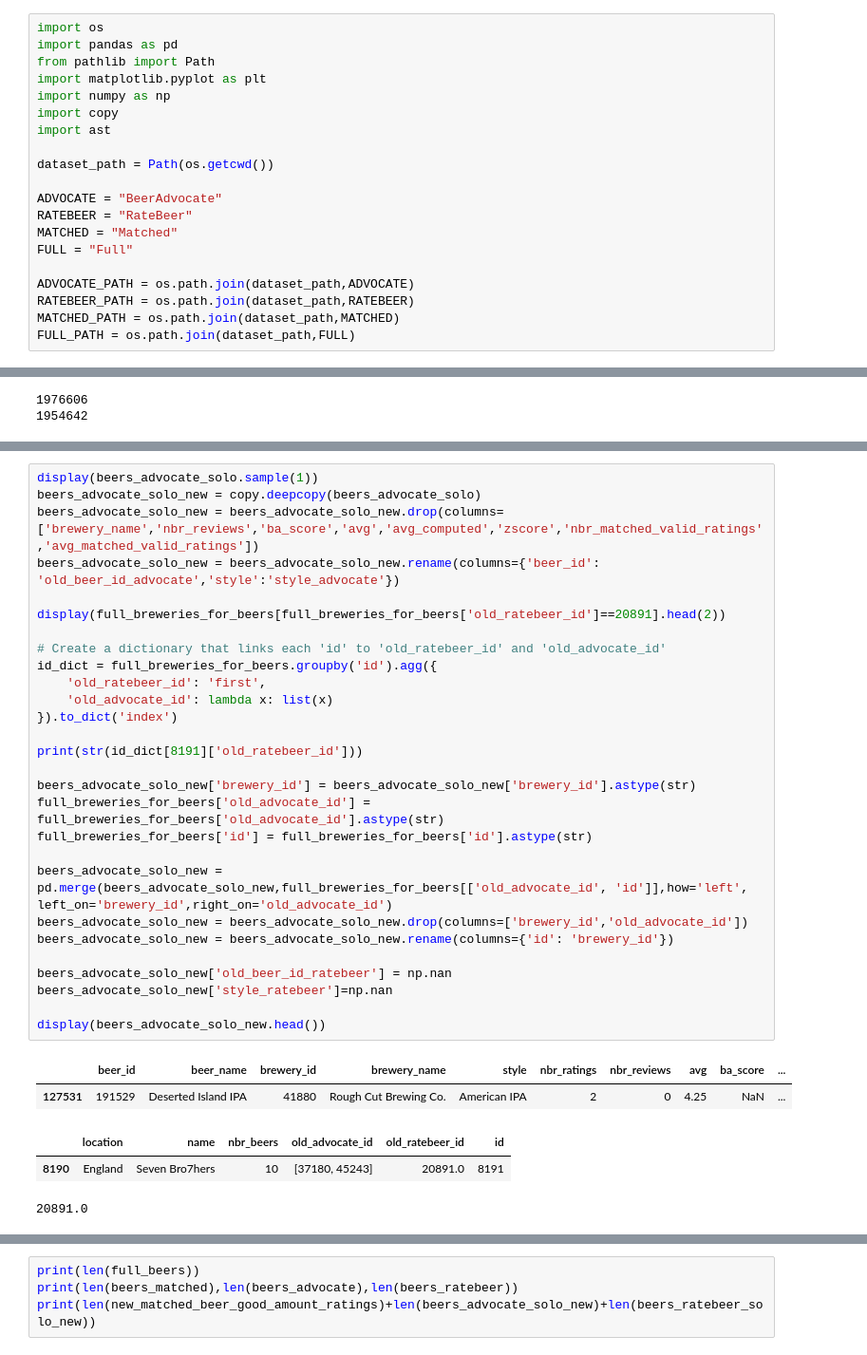
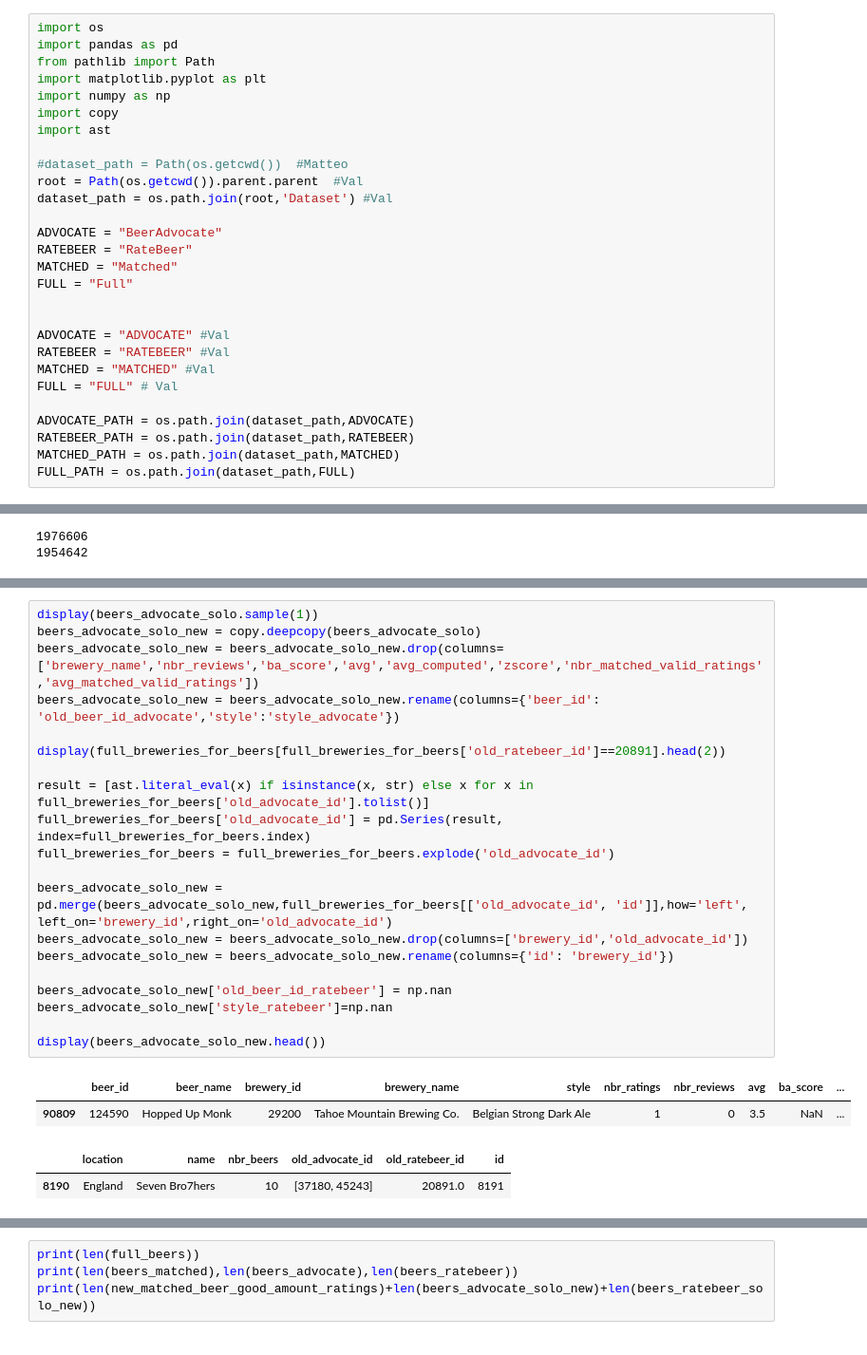
Before and after one commit to epfl-ada/ada-2024-project-abracadabra, a Jupyter notebook: data/1dataset_matt.ipynb, the cells around one changed output, grey strips where cells are left out. Shown at 95% size. Drawn from its saved outputs; the diff is of its cells as text.

```diff
--- a/data/1dataset_matt.ipynb
+++ b/data/1dataset_matt.ipynb
@@ -13,13 +13,21 @@ import numpy as np
 import copy
 import ast
 
-dataset_path = Path(os.getcwd())
+#dataset_path = Path(os.getcwd())  #Matteo
+root = Path(os.getcwd()).parent.parent  #Val
+dataset_path = os.path.join(root,'Dataset') #Val
 
 ADVOCATE = "BeerAdvocate"
 RATEBEER = "RateBeer"
 MATCHED = "Matched"
 FULL = "Full"
 
+
+ADVOCATE = "ADVOCATE" #Val
+RATEBEER = "RATEBEER" #Val
+MATCHED = "MATCHED" #Val
+FULL = "FULL" # Val
+
 ADVOCATE_PATH = os.path.join(dataset_path,ADVOCATE)
 RATEBEER_PATH = os.path.join(dataset_path,RATEBEER)
 MATCHED_PATH = os.path.join(dataset_path,MATCHED)
@@ -516,37 +524,28 @@ beers_ratebeer_solo_new.sample(3)
 # %%
 display(beers_advocate_solo.sample(1))
 beers_advocate_solo_new = copy.deepcopy(beers_advocate_solo)
 beers_advocate_solo_new = beers_advocate_solo_new.drop(columns=['brewery_name','nbr_reviews','ba_score','avg','avg_computed','zscore','nbr_matched_valid_ratings','avg_matched_valid_ratings'])
 beers_advocate_solo_new = beers_advocate_solo_new.rename(columns={'beer_id': 'old_beer_id_advocate','style':'style_advocate'})
 
 display(full_breweries_for_beers[full_breweries_for_beers['old_ratebeer_id']==20891].head(2))
 
-# Create a dictionary that links each 'id' to 'old_ratebeer_id' and 'old_advocate_id'
-id_dict = full_breweries_for_beers.groupby('id').agg({
-    'old_ratebeer_id': 'first',
-    'old_advocate_id': lambda x: list(x)
-}).to_dict('index')
-
-print(str(id_dict[8191]['old_ratebeer_id']))
-
-beers_advocate_solo_new['brewery_id'] = beers_advocate_solo_new['brewery_id'].astype(str)
-full_breweries_for_beers['old_advocate_id'] = full_breweries_for_beers['old_advocate_id'].astype(str)
-full_breweries_for_beers['id'] = full_breweries_for_beers['id'].astype(str)
+result = [ast.literal_eval(x) if isinstance(x, str) else x for x in full_breweries_for_beers['old_advocate_id'].tolist()]
+full_breweries_for_beers['old_advocate_id'] = pd.Series(result, index=full_breweries_for_beers.index)
+full_breweries_for_beers = full_breweries_for_beers.explode('old_advocate_id')
 
 beers_advocate_solo_new = pd.merge(beers_advocate_solo_new,full_breweries_for_beers[['old_advocate_id', 'id']],how='left', left_on='brewery_id',right_on='old_advocate_id')
 beers_advocate_solo_new = beers_advocate_solo_new.drop(columns=['brewery_id','old_advocate_id'])
 beers_advocate_solo_new = beers_advocate_solo_new.rename(columns={'id': 'brewery_id'})
 
 beers_advocate_solo_new['old_beer_id_ratebeer'] = np.nan
 beers_advocate_solo_new['style_ratebeer']=np.nan
 
 display(beers_advocate_solo_new.head())
 # %% [output]
 |  | beer_id | beer_name | brewery_id | brewery_name | style | nbr_ratings | nbr_reviews | avg | ba_score | ... |
-| 127531 | 191529 | Deserted Island IPA | 41880 | Rough Cut Brewing Co. | American IPA | 2 | 0 | 4.25 | NaN | ... |
+| 90809 | 124590 | Hopped Up Monk | 29200 | Tahoe Mountain Brewing Co. | Belgian Strong Dark Ale | 1 | 0 | 3.5 | NaN | ... |
 |  | location | name | nbr_beers | old_advocate_id | old_ratebeer_id | id |
 | 8190 | England | Seven Bro7hers | 10 | [37180, 45243] | 20891.0 | 8191 |
-20891.0
 |  | old_beer_id_advocate | beer_name | style_advocate | nbr_ratings | bros_score | abv | brewery_id | ... |
 | 0 | 166064 | Nashe Moskovskoe | Euro Pale Lager | 0 | NaN | 4.7 | 8236 | ... |
 | 1 | 166065 | Nashe Pivovskoe | Euro Pale Lager | 0 | NaN | 3.8 | 8236 | ... |
```
Also changed, not shown: parts of 28 cells of this notebook.
